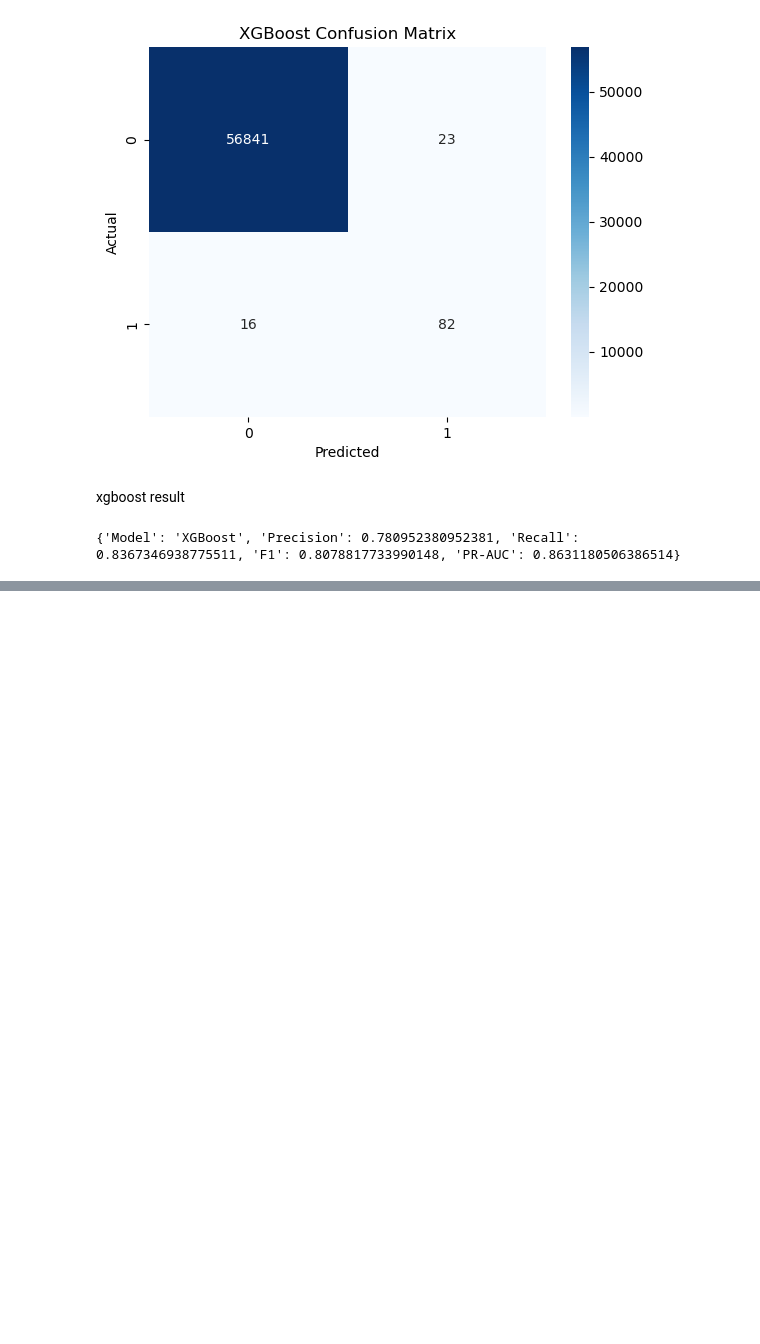
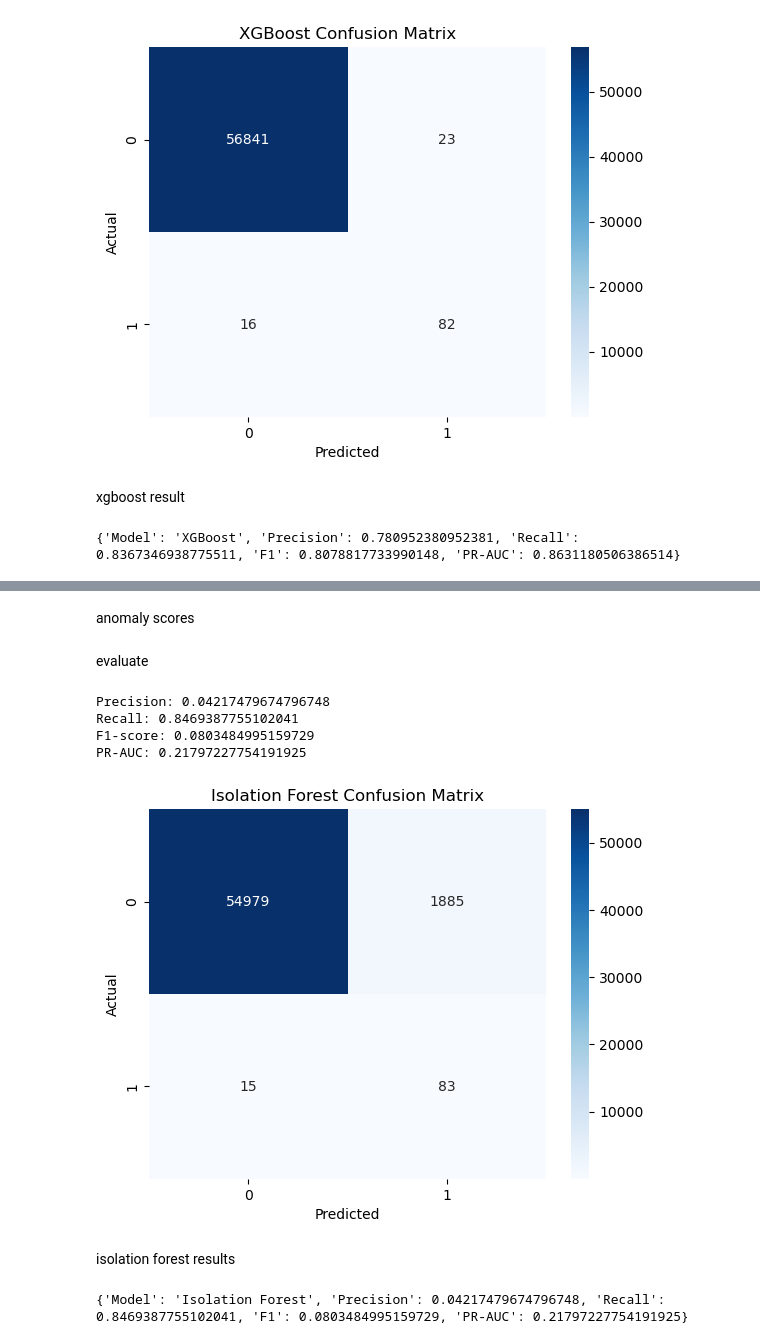
Before and after one commit to kafiaMhassan/Credit-Card-Anomaly-Detection, a Jupyter notebook: notebooks/modeling.ipynb, the cells around one changed output, grey strips where cells are left out. Cells and saved outputs as stored; diff of their text form; code cells hidden in the pictures; blank space fills up the shorter version.

Commit message:
isolation forest and tunings

```diff
--- a/notebooks/modeling.ipynb
+++ b/notebooks/modeling.ipynb
@@ -299,0 +411,14 @@ print(xgb_results)
+# %%
+#randomized search cv
+xgb_random = RandomizedSearchCV(
+    estimator=xgb_tuning,
+    param_distributions=param_dist_xgb,
+    n_iter=10,
+    scoring="average_precision",
+    cv=3,
+    verbose=1,
+    random_state=42,
+    n_jobs=-1
+)
+
+xgb_random.fit(X_train, y_train)
@@ -299,0 +490,9 @@ print(xgb_results)
+# %%
+iso_forest = IsolationForest(
+    n_estimators=100,
+    contamination="auto",
+    random_state=42,
+    n_jobs=-1
+)
+
+iso_forest.fit(X_train)
@@ -299,0 +503,6 @@ print(xgb_results)
+# %%
+iso_pred = iso_forest.predict(X_test)
+
+y_pred_iso = np.where(iso_pred == -1, 1, 0)
+# %% [markdown]
+anomaly scores
@@ -299,0 +511,48 @@ print(xgb_results)
+# %% [markdown]
+evaluate
+# %%
+precision_iso = precision_score(y_test, y_pred_iso)
+recall_iso = recall_score(y_test, y_pred_iso)
+f1_iso = f1_score(y_test, y_pred_iso)
+pr_auc_iso = average_precision_score(y_test, iso_scores)
+
+print("Precision:", precision_iso)
+print("Recall:", recall_iso)
+print("F1-score:", f1_iso)
+print("PR-AUC:", pr_auc_iso)
+# %% [output]
+Precision: 0.04217479674796748
+Recall: 0.8469387755102041
+F1-score: 0.0803484995159729
+PR-AUC: 0.21797227754191925
+# %%
+#confusion matrix
+cm_iso = confusion_matrix(y_test, y_pred_iso)
+
+sns.heatmap(
+    cm_iso,
+    annot=True,
+    fmt="d",
+    cmap="Blues"
+)
+
+plt.xlabel("Predicted")
+plt.ylabel("Actual")
+plt.title("Isolation Forest Confusion Matrix")
+plt.show()
+# %% [output]
+[figure, added]
+# %% [markdown]
+isolation forest results
+# %%
+iso_results = {
+    "Model": "Isolation Forest",
+    "Precision": precision_iso,
+    "Recall": recall_iso,
+    "F1": f1_iso,
+    "PR-AUC": pr_auc_iso
+}
+
+print(iso_results)
+# %% [output]
+{'Model': 'Isolation Forest', 'Precision': 0.04217479674796748, 'Recall': 0.8469387755102041, 'F1': 0.0803484995159729, 'PR-AUC': 0.21797227754191925}
```
Also changed, not shown: parts of 24 cells of this notebook.
